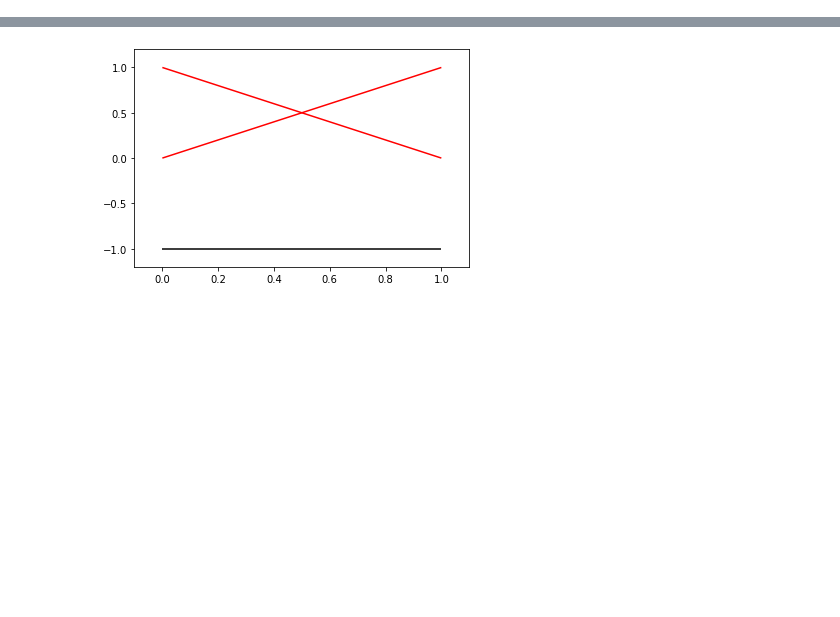
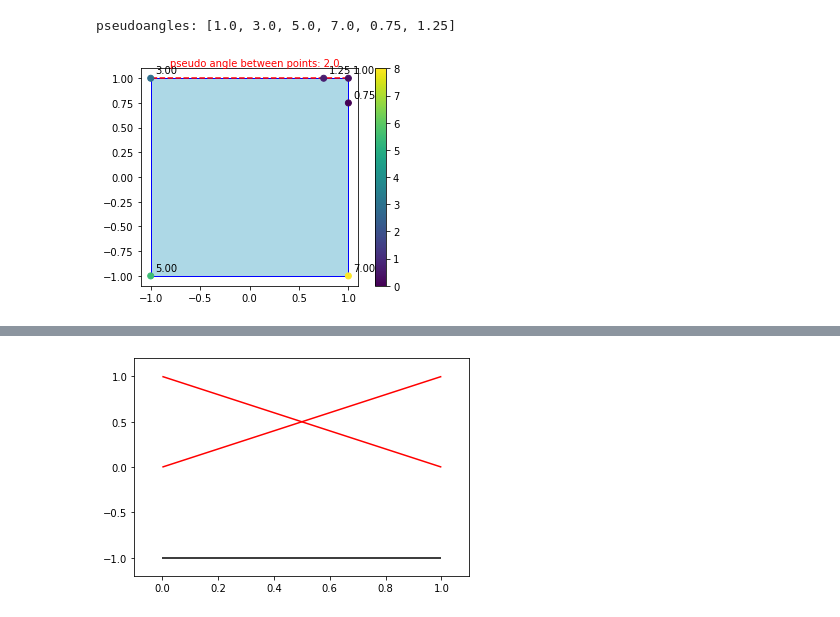
Before and after one commit to carolhmj/computational-geometry, a Jupyter notebook: exercise2/exercise2.ipynb, the cells around one changed output, grey strips where cells are left out. Saved outputs shown, nothing was run; the diff lists cells and outputs as text; code cells hidden in the pictures; blank space fills up the shorter version.

```diff
--- a/exercise2/exercise2.ipynb
+++ b/exercise2/exercise2.ipynb
@@ -6,0 +9,45 @@ from matplotlib import tri
+# %%
+# Question 1: Pseudo-angle over square
+def square_pseudo_angle(v):
+    if v[1] > 0:
+        if v[0] > 0:
+            a = v[1]/v[0]
+            if a >= 1:
+                return v[1]+1-(1/a)
+            else:
+                return a
+        else:
+            return 4 - square_pseudo_angle([-v[0], v[1]])
+    else:
+        return 8 - square_pseudo_angle([v[0], -v[1]])
+
+
+# Returns the pseudo angle between vectors a and b
+def square_pseudo_angle_between(a,b):
+    return square_pseudo_angle(b)-square_pseudo_angle(a)
+
+def draw_points_over_square(P, ax):
+    pseudoangles = []
+    for p in P:
+        pangle = square_pseudo_angle(p)
+        pseudoangles.append(pangle)
+        plt.annotate(f'{pangle:.2f}', [p[0]+0.05, p[1]+0.05])
+    print(f'pseudoangles: {pseudoangles}')
+    ax.scatter(P[:,0], P[:,1], zorder=10, c=pseudoangles)
+    ax.fill([1,-1,-1,1], [1,1,-1,-1], facecolor = 'lightblue', edgecolor = 'blue', linewidth = 1)
+
+fig, ax = plt.subplots()
+ax.set_aspect('equal')
+
+pts = np.array([[1,1], [-1,1], [-1,-1], [1,-1], [1, 0.75], [0.75,1]])
+#pts = np.array([[0.75,1]])
+draw_points_over_square(pts, ax)
+ax.plot(pts[0:2,0], pts[0:2,1], linestyle='--', c='red')
+between = square_pseudo_angle_between(pts[0,:], pts[1,:])
+plt.annotate('pseudo angle between points: ' + str(between), [pts[1,0]+0.2, pts[0,1] + 0.12], annotation_clip=False, color='red')
+
+plt.colorbar(cm.ScalarMappable(norm=plt.Normalize(vmin=0, vmax=8)))
+plt.show()
+# %% [output]
+pseudoangles: [1.0, 3.0, 5.0, 7.0, 0.75, 1.25]
+[figure, added]
```
Also changed, not shown: parts of 12 cells of this notebook.
